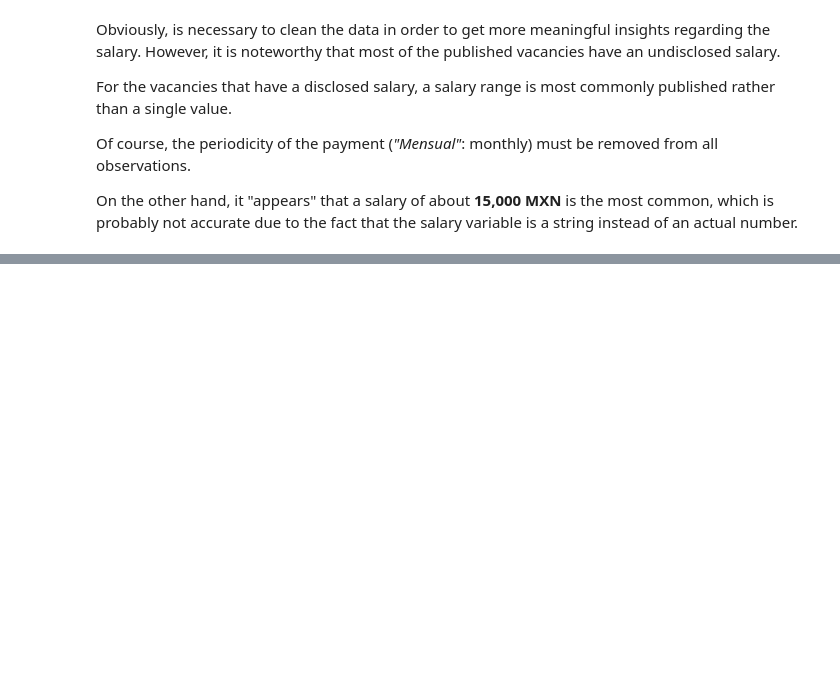
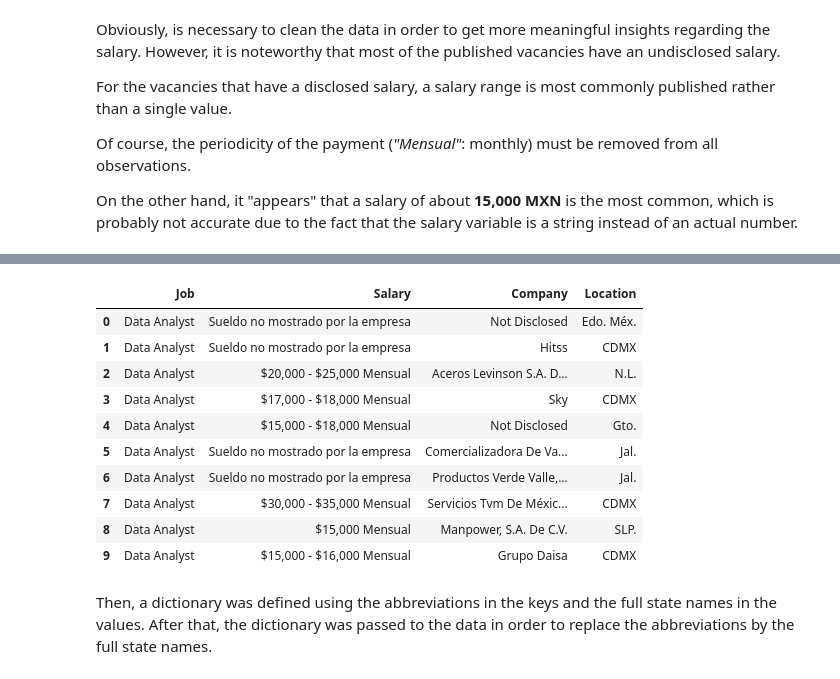
Before and after one commit to DanielEduardoLopez/DataJobs-MX2023, a Jupyter notebook: 2_DataJobsMX2023_DataAnalysis.ipynb, the cells around one changed output, grey strips where cells are left out. Saved outputs shown, nothing was run; the diff lists cells and outputs as text; code cells hidden in the pictures; blank space fills up the shorter version.

Commit message:
Data preparation completed

```diff
--- a/2_DataJobsMX2023_DataAnalysis.ipynb
+++ b/2_DataJobsMX2023_DataAnalysis.ipynb
@@ -297,0 +363,3 @@ On the other hand, it "appears" that a salary of about **15,000 MXN** is the mos
+# %%
+# Conversion of job observations to lower case
+df['Job'] = df['Job'].str.casefold()
@@ -297,0 +372,6 @@ On the other hand, it "appears" that a salary of about **15,000 MXN** is the mos
+# %%
+# Cleaning of the variable Job
+for i in range(len(job_dict)):
+    df['Job'] = df['Job'].map(lambda x: list(job_dict.values())[i] if (list(job_dict.keys())[i][0] in x and list(job_dict.keys())[i][1] in x) else x)
+
+df.head(10)
@@ -297,0 +409,4 @@ On the other hand, it "appears" that a salary of about **15,000 MXN** is the mos
+# %%
+# Drop of observations not corresponding to Data Jobs
+df = df.loc[(df['Job'] == 'Data Analyst') | (df['Job'] == 'Business Analyst') | (df['Job'] == 'Data Engineer') | (df['Job'] == 'Data Scientist') | (df['Job'] == 'Data Architect')]
+df['Job'].value_counts()
@@ -297,0 +451,5 @@ On the other hand, it "appears" that a salary of about **15,000 MXN** is the mos
+# %%
+# Cleaning of the Company variable
+df['Company'] = df['Company'].apply(lambda x: "Not Disclosed" if pd.isnull(x) else x)
+df['Company'] = df['Company'].apply(lambda x: str.title(str(x)))
+df.head(10)
@@ -297,0 +486,20 @@ On the other hand, it "appears" that a salary of about **15,000 MXN** is the mos
+# %%
+# Extraction of the state from the location data
+df['Location'] = df['Location'].apply(lambda x: "Not Disclosed" if pd.isnull(x) else x)
+df['Location'] = df['Location'].apply(lambda x: str(x).split(",")[-1] if len(str(x).split(",")) > 1 else x)
+df['Location'] = df['Location'].apply(lambda x: str(x.replace('\u200b', ' ')).strip())
+df.head(10)
+# %% [output]
+|  | Job | Salary | Company | Location |
+| 0 | Data Analyst | Sueldo no mostrado por la empresa | Not Disclosed | Edo. Méx. |
+| 1 | Data Analyst | Sueldo no mostrado por la empresa | Hitss | CDMX |
+| 2 | Data Analyst | $20,000 - $25,000 Mensual | Aceros Levinson S.A. D... | N.L. |
+| 3 | Data Analyst | $17,000 - $18,000 Mensual | Sky | CDMX |
+| 4 | Data Analyst | $15,000 - $18,000 Mensual | Not Disclosed | Gto. |
+| 5 | Data Analyst | Sueldo no mostrado por la empresa | Comercializadora De Va... | Jal. |
+| 6 | Data Analyst | Sueldo no mostrado por la empresa | Productos Verde Valle,... | Jal. |
+| 7 | Data Analyst | $30,000 - $35,000 Mensual | Servicios Tvm De Méxic... | CDMX |
+| 8 | Data Analyst | $15,000 Mensual | Manpower, S.A. De C.V. | SLP. |
+| 9 | Data Analyst | $15,000 - $16,000 Mensual | Grupo Daisa | CDMX |
+# %% [markdown]
+Then, a dictionary was defined using the abbreviations in the keys and the full state names in the values. After that, the dictionary was passed to the data in order to replace the abbreviations by the full state names.
```
Also changed, not shown: parts of 46 cells of this notebook.
